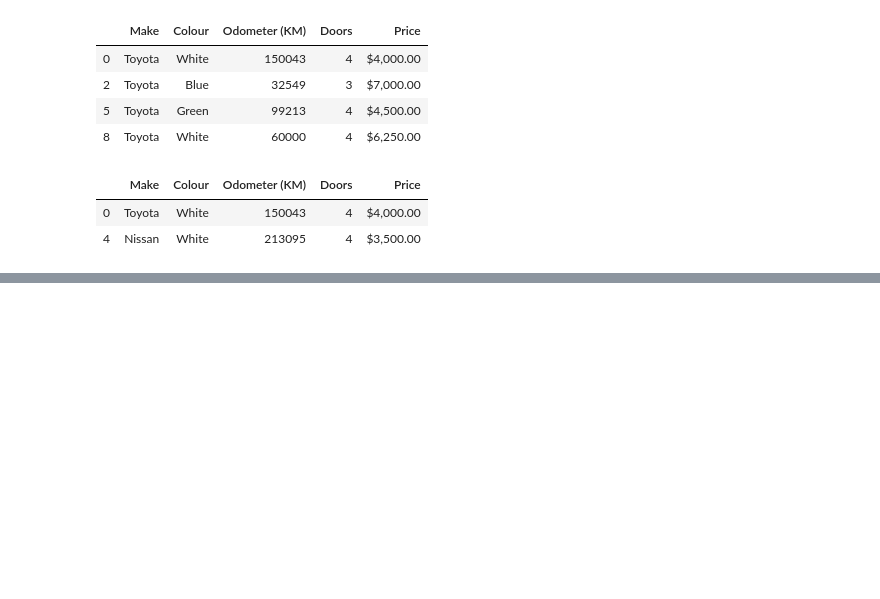
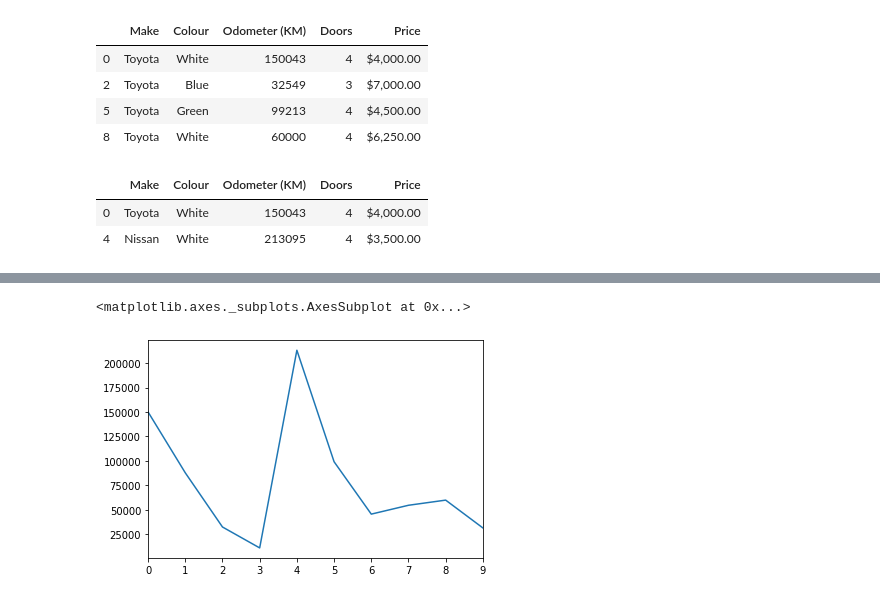
Before and after one commit to UlisesJuarez/Machine-learning-Introduction, a Jupyter notebook: Pandas Data analysis/Introduction to pandas.ipynb, the cells around one changed output, grey strips where cells are left out. Cells and saved outputs as stored; diff of their text form; code cells hidden in the pictures; blank space fills up the shorter version.

```diff
--- a/Pandas Data analysis/Introduction to pandas.ipynb
+++ b/Pandas Data analysis/Introduction to pandas.ipynb
@@ -335,0 +370,5 @@ car_sales[car_sales["Odometer (KM)"]>100000]
+# %%
+car_sales["Odometer (KM)"].plot()
+# %% [output]
+<matplotlib.axes._subplots.AxesSubplot at 0x...>
+[figure, added]
```
Also changed, not shown: parts of 10 cells of this notebook.
